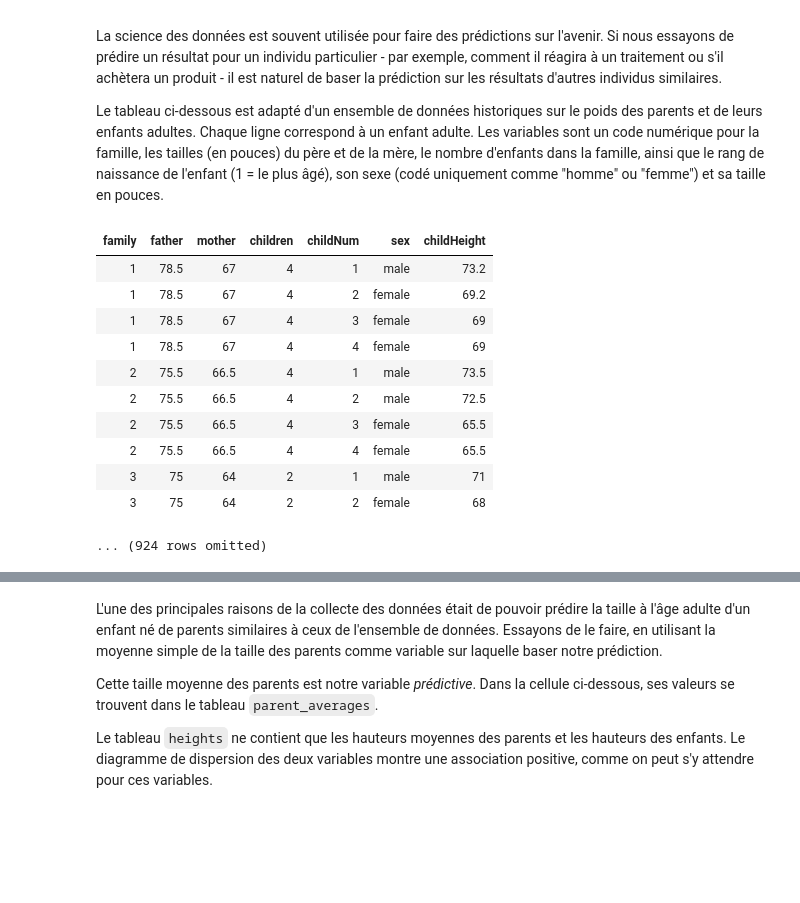
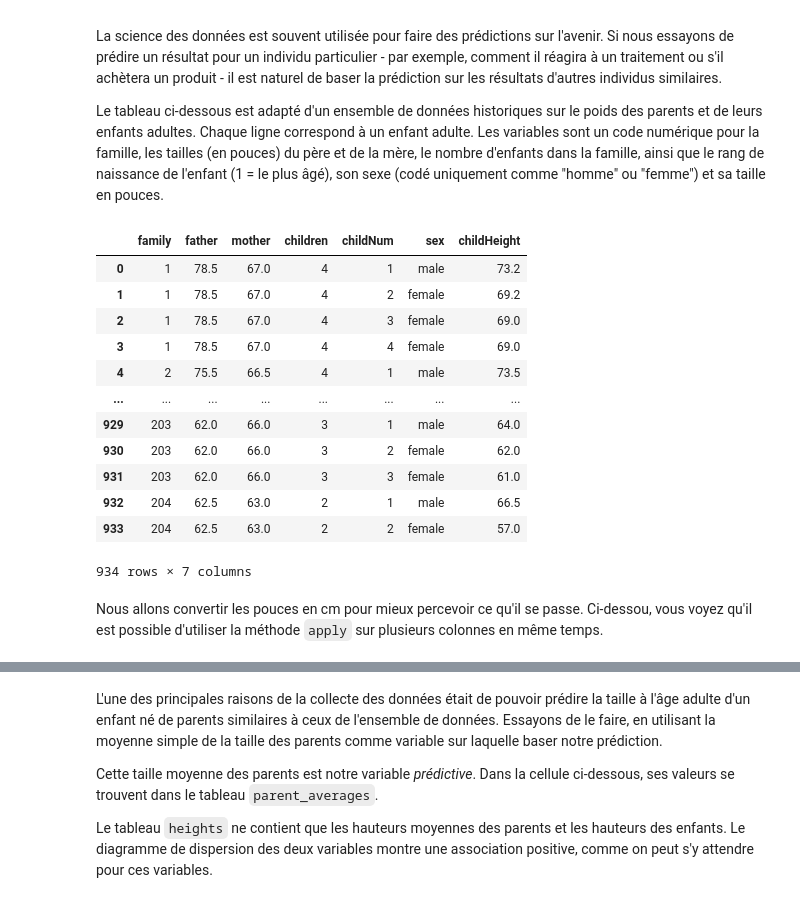
Before and after one commit to Thomas-Schatz/L1_Descartes_sciences_des_donnees, a Jupyter notebook: notes_de_cours/Séance1_CM.ipynb, the cells around one changed output, grey strips where cells are left out. Saved outputs shown, nothing was run; the diff lists cells and outputs as text; code cells hidden in the pictures; blank space fills up the shorter version.

```diff
--- a/notes_de_cours/Séance1_CM.ipynb
+++ b/notes_de_cours/Séance1_CM.ipynb
@@ -1194,14 +1212,5 @@ other_than_Cavs.where('SALARY', are.above_or_equal_to(20))
 # %% [markdown]
 Comme vous pouvez le constater, l'utilisation de `where` avec `are` vous donne une grande flexibilité dans l'accès aux lignes avec les caractéristiques qui vous intéressent. N'hésitez pas à expérimenter !
-# %%
-from datascience import *
-import matplotlib
-path_data = 'assets/data/'
-matplotlib.use('Agg')
-%matplotlib inline
-import matplotlib.pyplot as plots
-plots.style.use('fivethirtyeight')
-import numpy as np
 # %% [markdown]
 ### Fonctions et tableaux
 # %% [markdown]
@@ -1357,15 +1366,6 @@ Rounded to the default number of decimal places: [28.57 14.29 57.14]
 #### Note : Méthodes
 
 Les fonctions sont appelées en plaçant les expressions des arguments entre parenthèses après le nom de la fonction. Toute fonction définie de manière isolée est appelée de cette manière. Vous avez également vu des exemples de méthodes, qui sont comme des fonctions mais qui sont appelées en utilisant la notation point, comme `some_table.sort(some_label)`. Les fonctions que vous définissez seront toujours appelées en utilisant le nom de la fonction en premier, en passant tous les arguments.
-# %%
-from datascience import *
-import matplotlib
-path_data = 'assets/data/'
-matplotlib.use('Agg')
-%matplotlib inline
-import matplotlib.pyplot as plots
-plots.style.use('fivethirtyeight')
-import numpy as np
 # %% [markdown]
 #### Application d'une fonction à une colonne
 
@@ -1465,18 +1470,21 @@ La science des données est souvent utilisée pour faire des prédictions sur l'
 Le tableau ci-dessous est adapté d'un ensemble de données historiques sur le poids des parents et de leurs enfants adultes. Chaque ligne correspond à un enfant adulte. Les variables sont un code numérique pour la famille, les tailles (en pouces) du père et de la mère, le nombre d'enfants dans la famille, ainsi que le rang de naissance de l'enfant (1 = le plus âgé), son sexe (codé uniquement comme "homme" ou "femme") et sa taille en pouces.
 # %%
 # Data on heights of parents and their adult children
-family_heights = Table.read_table(path_data + 'family_heights.csv').drop(3)
+family_heights = pandas.read_csv(path_data + 'family_heights.csv').drop(columns=['midparentHeight'])
 family_heights
 # %% [output]
-| family | father | mother | children | childNum | sex | childHeight |
-| 1 | 78.5 | 67 | 4 | 1 | male | 73.2 |
-| 1 | 78.5 | 67 | 4 | 2 | female | 69.2 |
-| 1 | 78.5 | 67 | 4 | 3 | female | 69 |
-| 1 | 78.5 | 67 | 4 | 4 | female | 69 |
-| 2 | 75.5 | 66.5 | 4 | 1 | male | 73.5 |
-| 2 | 75.5 | 66.5 | 4 | 2 | male | 72.5 |
-| 2 | 75.5 | 66.5 | 4 | 3 | female | 65.5 |
-| 2 | 75.5 | 66.5 | 4 | 4 | female | 65.5 |
-| 3 | 75 | 64 | 2 | 1 | male | 71 |
-| 3 | 75 | 64 | 2 | 2 | female | 68 |
+|  | family | father | mother | children | childNum | sex | childHeight |
+| 0 | 1 | 78.5 | 67.0 | 4 | 1 | male | 73.2 |
+| 1 | 1 | 78.5 | 67.0 | 4 | 2 | female | 69.2 |
+| 2 | 1 | 78.5 | 67.0 | 4 | 3 | female | 69.0 |
+| 3 | 1 | 78.5 | 67.0 | 4 | 4 | female | 69.0 |
+| 4 | 2 | 75.5 | 66.5 | 4 | 1 | male | 73.5 |
+| ... | ... | ... | ... | ... | ... | ... | ... |
+| 929 | 203 | 62.0 | 66.0 | 3 | 1 | male | 64.0 |
+| 930 | 203 | 62.0 | 66.0 | 3 | 2 | female | 62.0 |
+| 931 | 203 | 62.0 | 66.0 | 3 | 3 | female | 61.0 |
+| 932 | 204 | 62.5 | 63.0 | 2 | 1 | male | 66.5 |
+| 933 | 204 | 62.5 | 63.0 | 2 | 2 | female | 57.0 |
-... (924 rows omitted)
+934 rows × 7 columns
+# %% [markdown]
+Nous allons convertir les pouces en cm pour mieux percevoir ce qu'il se passe. Ci-dessou, vous voyez qu'il est possible d'utiliser la méthode `apply` sur plusieurs colonnes en même temps.
```
Also changed, not shown: parts of 138 cells of this notebook.
